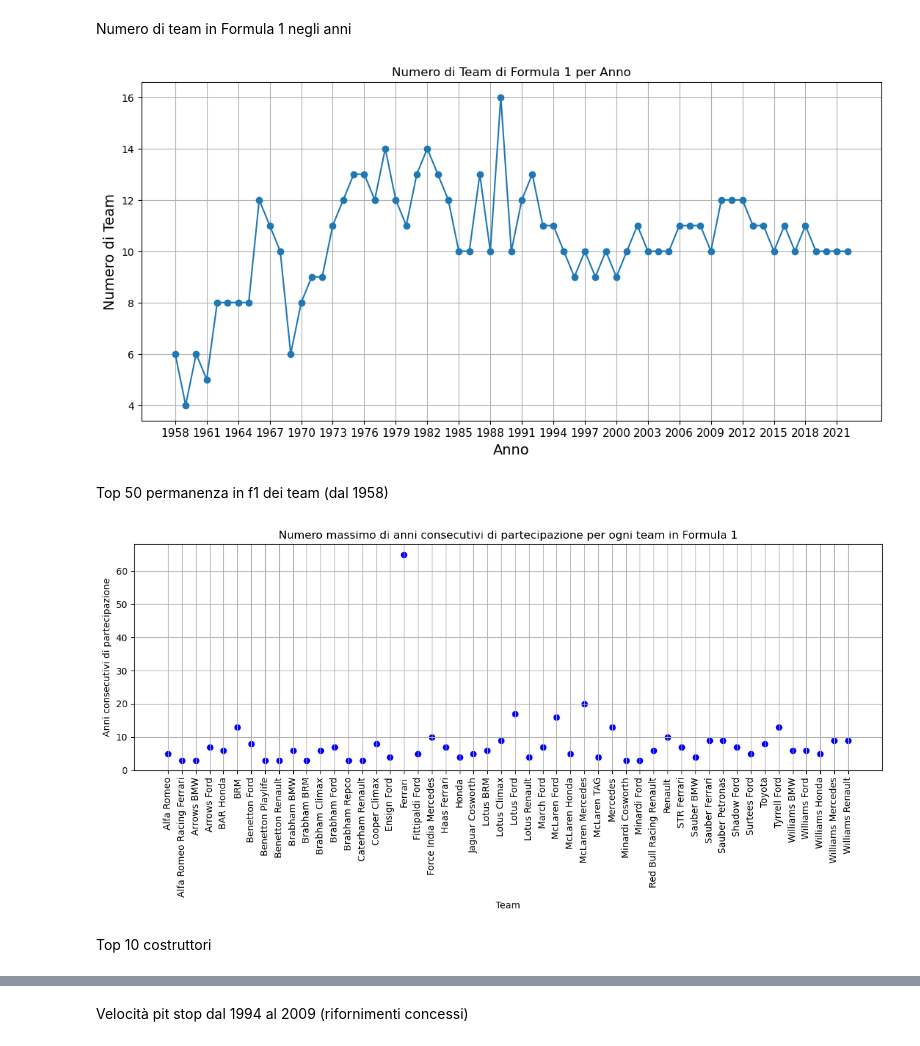
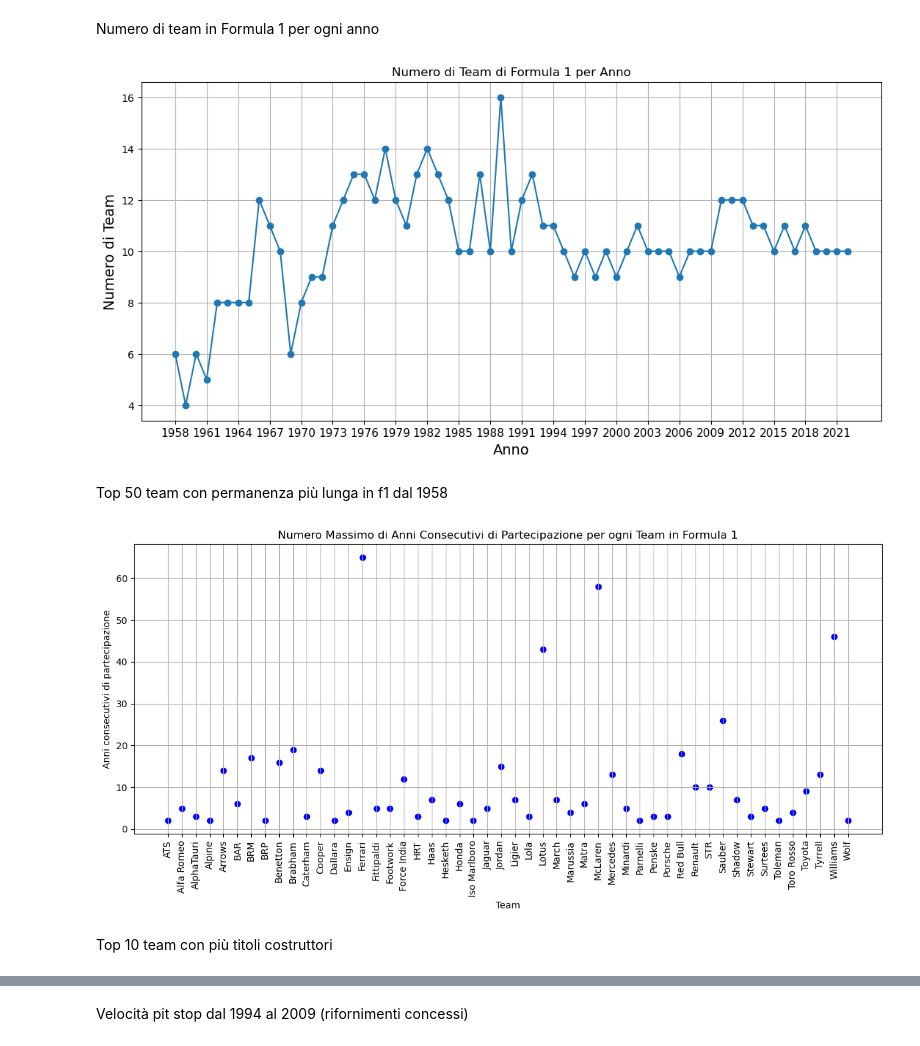
Before and after one commit to MatteoCelardo/F1_stats, a Jupyter notebook: sorgenti/squadre.ipynb, the cells around one changed output, grey strips where cells are left out. Cells and saved outputs as stored; diff of their text form; code cells hidden in the pictures.

```diff
--- a/sorgenti/squadre.ipynb
+++ b/sorgenti/squadre.ipynb
@@ -6,63 +6,67 @@ import numpy as np
 import seaborn as sns
 pd.options.mode.copy_on_write = True
 # %%
-# importiamo i csv con tutti i dati
-conStand = pd.read_csv('../dataSets/f1-od/constructor_standings.csv')
-driveStand = pd.read_csv('../dataSets/f1-od/driver_standings.csv')
-pit = pd.read_csv('../dataSets/f1-od/pitstops.csv')
+# Importazione dei file usati per i grafici
+conStand = pd.read_csv('../dataSets/constructor_standings.csv')
+driveStand = pd.read_csv('../dataSets/driver_standings.csv')
+pit = pd.read_csv('../dataSets/pitstops.csv')
+raceDet = pd.read_csv('../dataSets/race_details.csv')
 # %% [markdown]
-Numero di team in Formula 1 negli anni
+Numero di team in Formula 1 per ogni anno
 # %%
 # Conta il numero di team per ogni anno
-teams_count_per_year = conStand.groupby('Year')['Team'].nunique().reset_index()
+team_per_anno = conStand.groupby('Year')['Team'].nunique().reset_index()
 
 # Rinomina le colonne per chiarezza
-teams_count_per_year.columns = ['Year', 'Number of Teams']
+team_per_anno.columns = ['Anno', 'Numero_Team']
 
 # Crea il grafico a linee
 plt.figure(figsize=(13, 6))
-plt.plot(teams_count_per_year['Year'], teams_count_per_year['Number of Teams'], marker='o', linestyle='-')
+plt.plot(team_per_anno['Anno'], team_per_anno['Numero_Team'], marker='o', linestyle='-')
 plt.title('Numero di Team di Formula 1 per Anno')
 plt.xlabel('Anno', fontsize=14)
-plt.xticks(teams_count_per_year['Year'][::3], fontsize=11)
+plt.xticks(team_per_anno['Anno'][::3], fontsize=11)
 plt.ylabel('Numero di Team',fontsize=14)
 plt.grid(True)
 plt.show()
 # %% [output]
-[figure, old version]
+[figure, new version]
 # %% [markdown]
-Top 50 permanenza in f1 dei team (dal 1958)
+Top 50 team con permanenza più lunga in f1 dal 1958
 # %%
-# Passo 2: Ordinare i dati per Team e Year
-conStand = conStand.sort_values(by=['Team', 'Year'])
-
-# Passo 3: Calcolare le sequenze consecutive di anni per ogni team
-def calculate_consecutive_years(team_conStand):
+# Calcolcolo delle sequenze consecutive di anni in cui ciascun team è stato presente
+def calcola_Anni_Consecutivi(team_conStand):
     team_conStand['Year_Diff'] = team_conStand['Year'].diff().fillna(1)
-    team_conStand['Consecutive_Block'] = (team_conStand['Year_Diff'] > 1).cumsum()
-    consecutive_counts = team_conStand.groupby('Consecutive_Block').size()
+    team_conStand['Anni_Consecutivi'] = (team_conStand['Year_Diff'] > 1).cumsum()
+    consecutive_counts = team_conStand.groupby('Anni_Consecutivi').size()
     return consecutive_counts.max()
 
-# Passo 4: Applicare la funzione a ciascun team
-teams_max_consecutive = conStand.groupby('Team').apply(calculate_consecutive_years, include_groups=False).reset_index()
-teams_max_consecutive.columns = ['Team', 'Max_Consecutive_Years']
-team_piu_anni = teams_max_consecutive.sort_values(by = 'Max_Consecutive_Years', ascending = False).head(50)
-teams_max_consecutive = teams_max_consecutive[teams_max_consecutive['Team'].isin(team_piu_anni['Team'])]
+# Rimozione dei nomi degli sponsor/dei motoristi dal nome dei team
+conStand['Team Normalizzati'] = conStand['Team'].apply(lambda x: ' '.join(x.split()[:-1]) if len(x.split()) > 1 else x)
+
+# Ordinamento dei team per nome della squadra e per anno
+conStand = conStand.sort_values(by=['Team Normalizzati', 'Year'])
+
+# Applicazione della funzione a ciascun team
+team_max_consecutivi = conStand.groupby('Team Normalizzati').apply(calcola_Anni_Consecutivi, include_groups=False).reset_index()
+team_max_consecutivi.columns = ['Team Normalizzati', 'Max_Anni_Consecutivi']
+team_piu_anni = team_max_consecutivi.sort_values(by = 'Max_Anni_Consecutivi', ascending = False).head(50)
+team_max_consecutivi = team_max_consecutivi[team_max_consecutivi['Team Normalizzati'].isin(team_piu_anni['Team Normalizzati'])]
 
 
 
-# Passo 5: Creare il grafico a dispersione
+# Creazione del grafico a dispersione
 plt.figure(figsize=(12, 6))
-plt.scatter(teams_max_consecutive['Team'], teams_max_consecutive['Max_Consecutive_Years'], color='blue')
+plt.scatter(team_max_consecutivi['Team Normalizzati'], team_max_consecutivi['Max_Anni_Consecutivi'], color='blue')
 plt.xticks(rotation=90)
-plt.title('Numero massimo di anni consecutivi di partecipazione per ogni team in Formula 1')
+plt.title('Numero Massimo di Anni Consecutivi di Partecipazione per ogni Team in Formula 1')
 plt.xlabel('Team')
 plt.ylabel('Anni consecutivi di partecipazione')
 plt.grid(True)
 plt.tight_layout()
 plt.show()
 # %% [output]
-[figure, old version]
+[figure, new version]
 # %% [markdown]
-Top 10 costruttori
+Top 10 team con più titoli costruttori
 # %%
```
Also changed, not shown: parts of 19 cells of this notebook.
